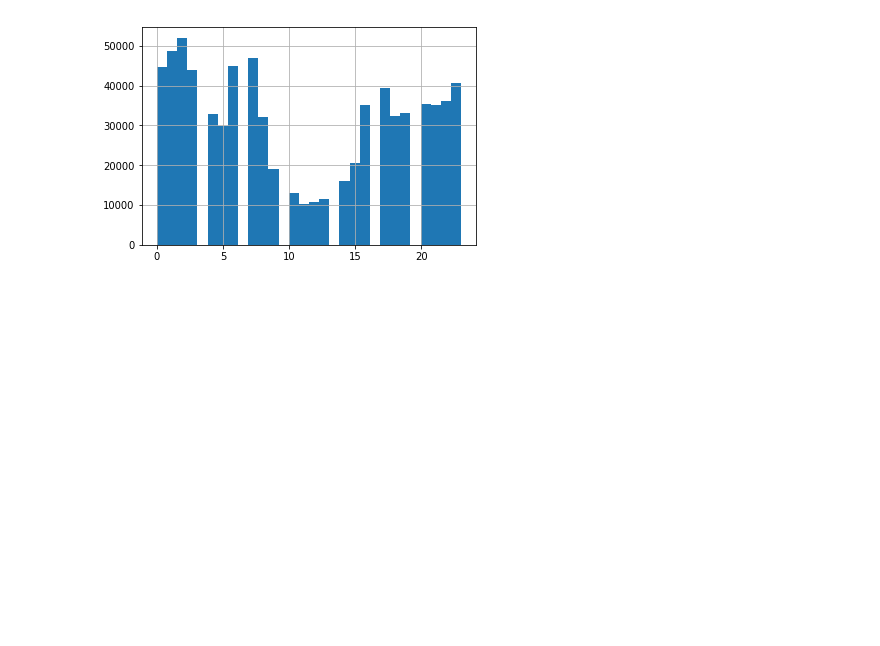
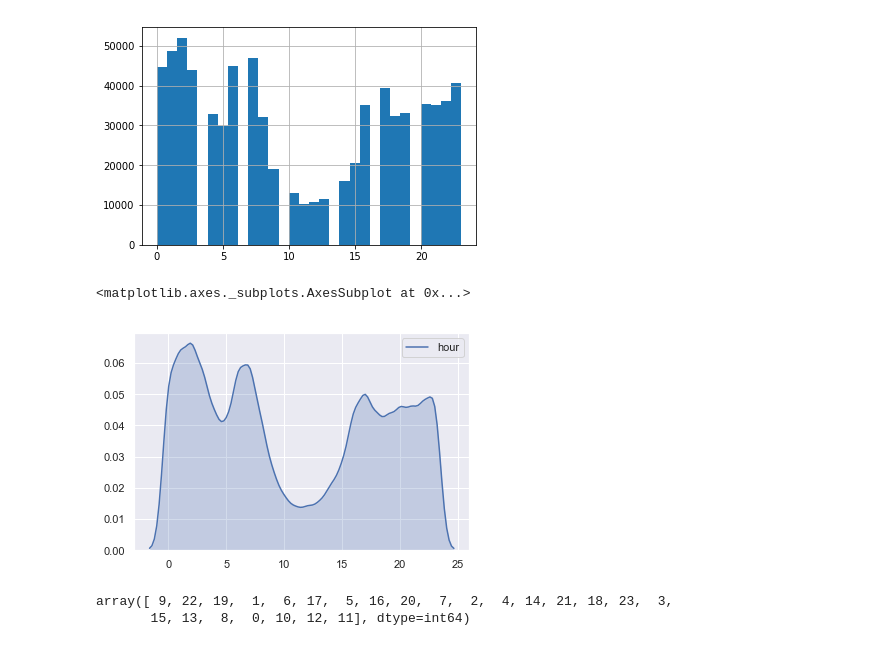
Before and after one commit to ashero0/elections-integrity-analysis, a Jupyter notebook: Frequency Analysis/Freqency_Analysis_Russia.ipynb, the cells around one changed output. Drawn from its saved outputs; the diff is of its cells as text; code cells hidden in the pictures; blank space fills up the shorter version.

```diff
--- a/Frequency Analysis/Freqency_Analysis_Russia.ipynb
+++ b/Frequency Analysis/Freqency_Analysis_Russia.ipynb
@@ -10,7 +10,7 @@ import cufflinks as cf
 # %%
 from matplotlib import pyplot
 # %%
-filename = './data/russia_201901_1_tweets_csv_hashed.csv'
+filename = './data/unhashed/russia_201901_1_tweets_csv_unhashed.csv'
 # %%
 russia = pd.read_csv(filename, dtype = {
     "tweetid": str,
@@ -99,3 +104,10 @@ russia['hour'].hist(bins = 30)
+# %%
+sns.set()
+# %%
+sns.kdeplot(russia['hour'], shade=True)
+# %% [output]
+<matplotlib.axes._subplots.AxesSubplot at 0x...>
+[figure, added]
 # %%
 #russia['hour'].plot()
 #pyplot.show()
@@ -101,0 +182,5 @@ russia['hour'].hist(bins = 30)
+# %%
+russia['hour'].unique()
+# %% [output]
+array([ 9, 22, 19,  1,  6, 17,  5, 16, 20,  7,  2,  4, 14, 21, 18, 23,  3,
+       15, 13,  8,  0, 10, 12, 11], dtype=int64)
```
Also changed, not shown: parts of 18 cells of this notebook, 14 other files.
